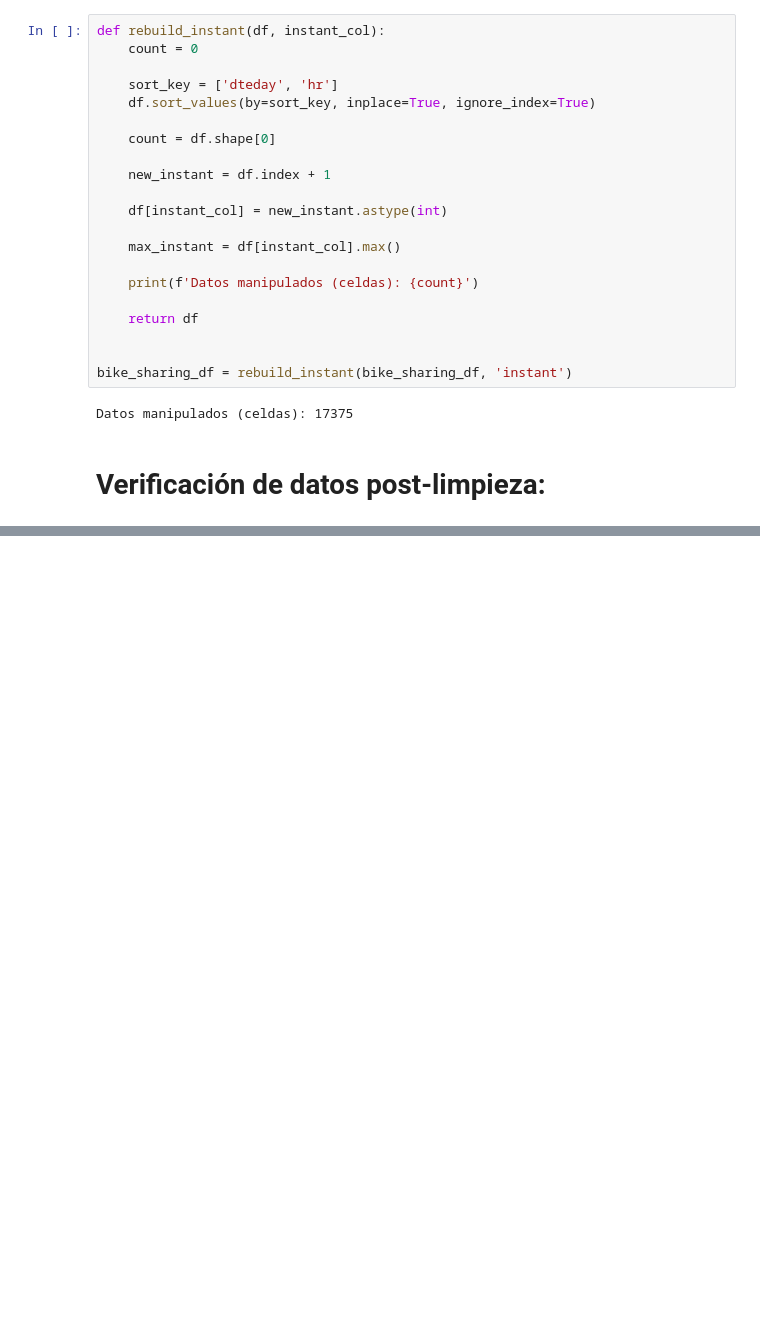
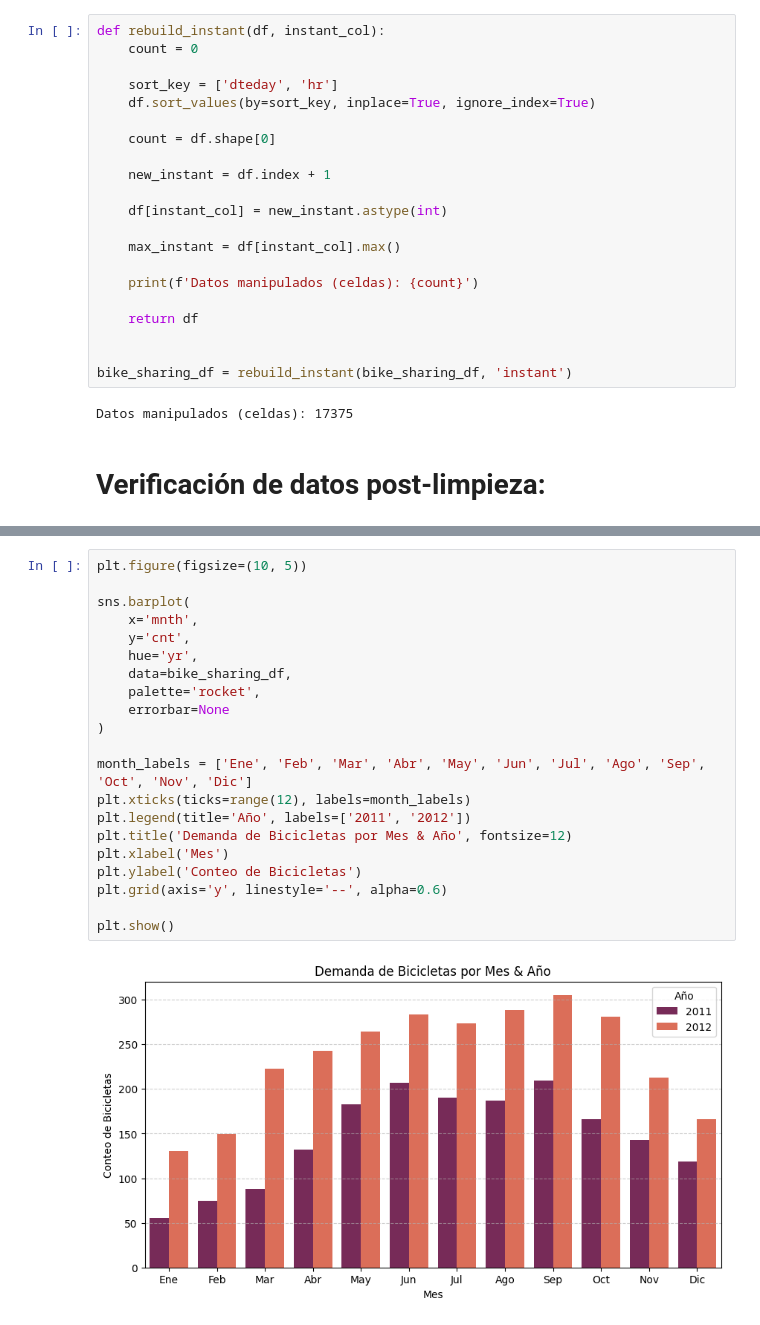
Before and after one commit to a00882024/mlops_bike_sharing, a Jupyter notebook: notebooks/ml.ipynb, the cells around one changed output, grey strips where cells are left out. Cells and saved outputs as stored; diff of their text form; blank space fills up the shorter version.

```diff
--- a/notebooks/ml.ipynb
+++ b/notebooks/ml.ipynb
@@ -1059,0 +1135,23 @@ get_distribution_summary(bike_sharing_df, num_cols)
+# %%
+plt.figure(figsize=(10, 5))
+
+sns.barplot(
+    x='mnth',
+    y='cnt',
+    hue='yr',
+    data=bike_sharing_df,
+    palette='rocket',
+    errorbar=None
+)
+
+month_labels = ['Ene', 'Feb', 'Mar', 'Abr', 'May', 'Jun', 'Jul', 'Ago', 'Sep', 'Oct', 'Nov', 'Dic']
+plt.xticks(ticks=range(12), labels=month_labels)
+plt.legend(title='Año', labels=['2011', '2012'])
+plt.title('Demanda de Bicicletas por Mes & Año', fontsize=12)
+plt.xlabel('Mes')
+plt.ylabel('Conteo de Bicicletas')
+plt.grid(axis='y', linestyle='--', alpha=0.6)
+
+plt.show()
+# %% [output]
+[figure, added]
```
Also changed, not shown: parts of 16 cells of this notebook.
